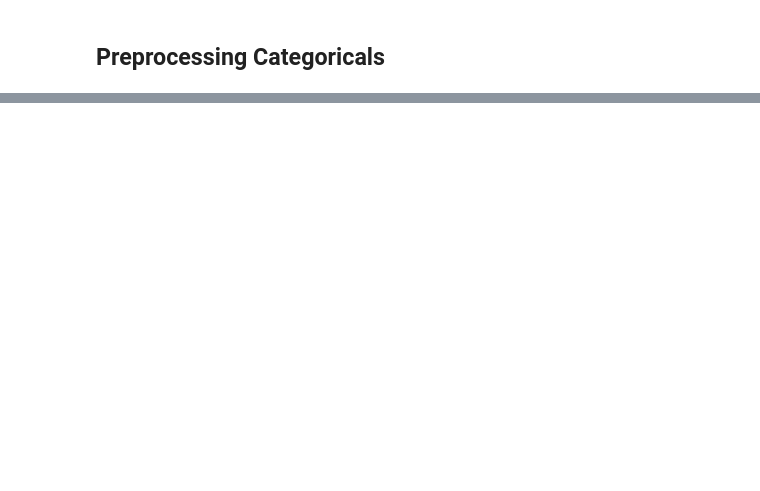
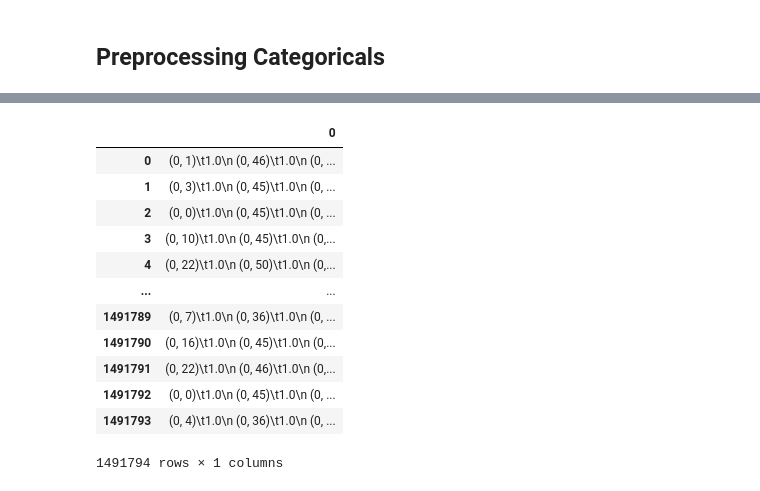
Before and after one commit to Kaewin/project-4, a Jupyter notebook: pipelines.ipynb, the cells around one changed output, grey strips where cells are left out. Drawn from its saved outputs; the diff is of its cells as text; code cells hidden in the pictures; blank space fills up the shorter version.

```diff
--- a/pipelines.ipynb
+++ b/pipelines.ipynb
@@ -71,0 +83,16 @@ NameError: name 'ordinal_cols' is not defined
+# %%
+df_cat_processed
+# %% [output]
+|  | 0 |
+| 0 | (0, 1)\t1.0\n (0, 46)\t1.0\n (0, ... |
+| 1 | (0, 3)\t1.0\n (0, 45)\t1.0\n (0, ... |
+| 2 | (0, 0)\t1.0\n (0, 45)\t1.0\n (0, ... |
+| 3 | (0, 10)\t1.0\n (0, 45)\t1.0\n (0,... |
+| 4 | (0, 22)\t1.0\n (0, 50)\t1.0\n (0,... |
+| ... | ... |
+| 1491789 | (0, 7)\t1.0\n (0, 36)\t1.0\n (0, ... |
+| 1491790 | (0, 16)\t1.0\n (0, 45)\t1.0\n (0,... |
+| 1491791 | (0, 22)\t1.0\n (0, 46)\t1.0\n (0,... |
+| 1491792 | (0, 0)\t1.0\n (0, 45)\t1.0\n (0, ... |
+| 1491793 | (0, 4)\t1.0\n (0, 36)\t1.0\n (0, ... |
+1491794 rows × 1 columns
```
Also changed, not shown: parts of 15 cells of this notebook.
